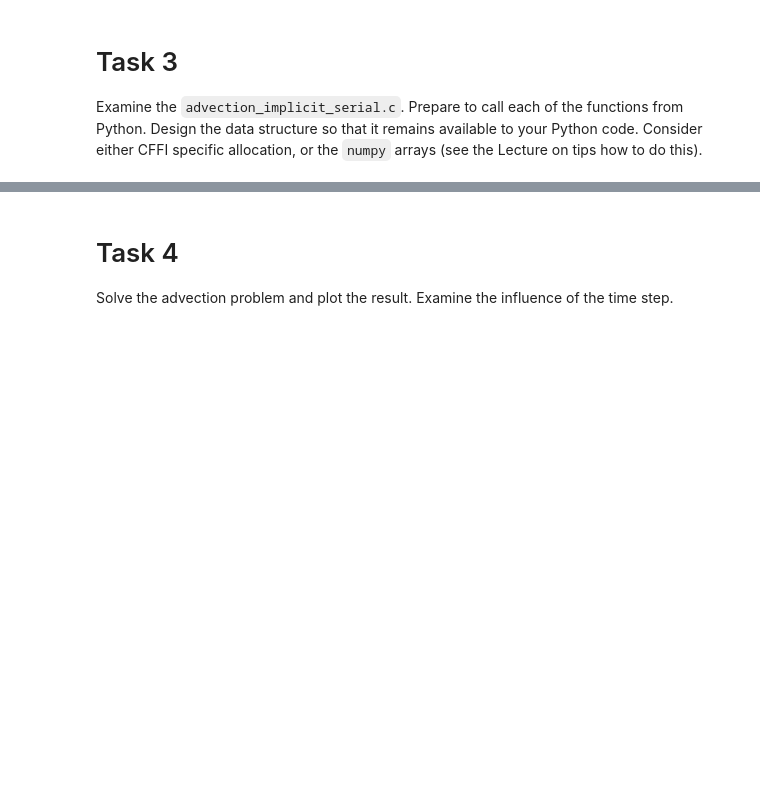
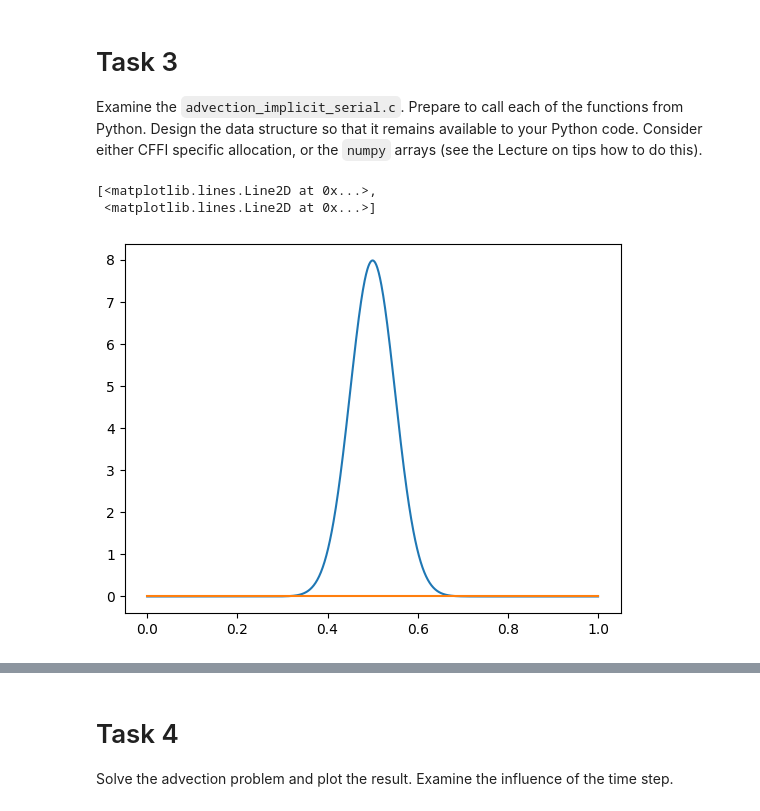
Before and after one commit to sgepner/Automate-Python, a Jupyter notebook: Laboratories/Lab6/Lab6.ipynb, the cells around one changed output, grey strips where cells are left out. Saved outputs shown, nothing was run; the diff lists cells and outputs as text; code cells hidden in the pictures; blank space fills up the shorter version.

```diff
--- a/Laboratories/Lab6/Lab6.ipynb
+++ b/Laboratories/Lab6/Lab6.ipynb
@@ -49,0 +64,18 @@ Examine the `advection_implicit_serial.c`. Prepare to call each of the functions
+# %%
+dt = 0.01
+nx = 1000
+dx = 1.0 / ( nx - 1 )
+c = 1.0
+# %%
+sig = 0.05
+mu = 0.5
+# %%
+x = np.linspace(0,1,nx)
+u0 = 1.0 / (np.sqrt(2.0 * np.pi) * sig) * np.exp(-np.power((x - mu) / sig, 2.0) / 2)
+u1 = np.zeros_like(u0)
+# %%
+plt.plot(x,u0, x, u1)
+# %% [output]
+[<matplotlib.lines.Line2D at 0x...>,
+ <matplotlib.lines.Line2D at 0x...>]
+[figure, added]
```
Also changed, not shown: parts of 11 cells of this notebook, 1 other file.
